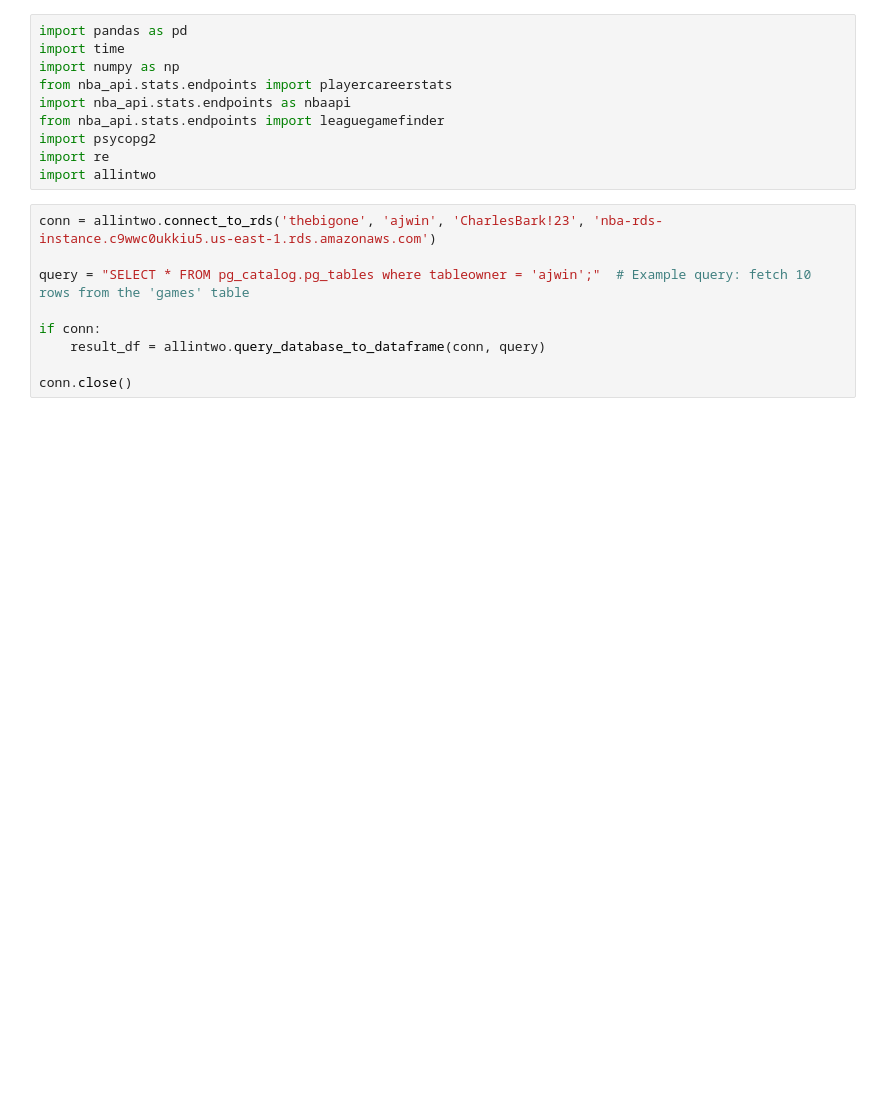
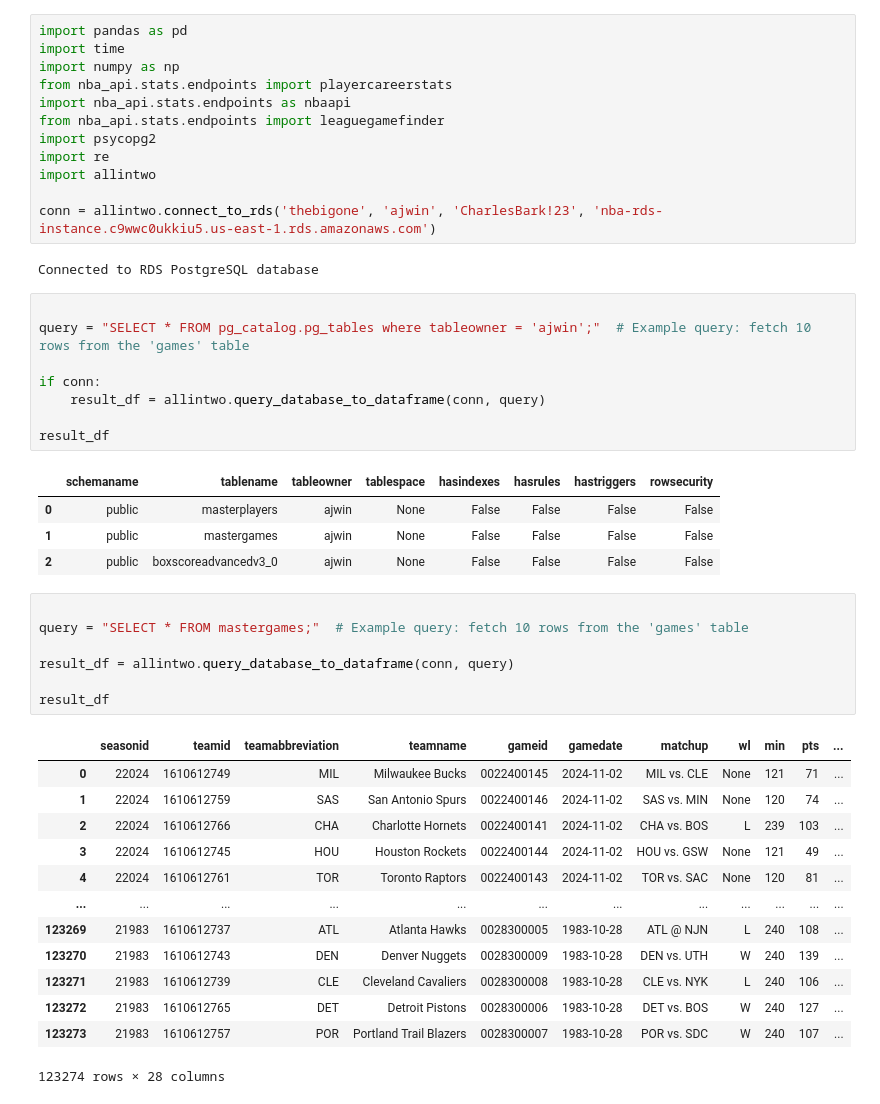
Before and after one commit to ajwinters/bballagg, a Jupyter notebook: randomstuff.ipynb, the cells around one changed output. Drawn from its saved outputs; the diff is of its cells as text; blank space fills up the shorter version.

```diff
--- a/randomstuff.ipynb
+++ b/randomstuff.ipynb
@@ -8,14 +8,43 @@ from nba_api.stats.endpoints import leaguegamefinder
 import psycopg2
 import re
 import allintwo
+
+conn = allintwo.connect_to_rds('thebigone', 'ajwin', 'CharlesBark!23', 'nba-rds-instance.c9wwc0ukkiu5.us-east-1.rds.amazonaws.com')
+# %% [output]
+Connected to RDS PostgreSQL database
 # %%
-conn = allintwo.connect_to_rds('thebigone', 'ajwin', 'CharlesBark!23', 'nba-rds-instance.c9wwc0ukkiu5.us-east-1.rds.amazonaws.com')
 
 query = "SELECT * FROM pg_catalog.pg_tables where tableowner = 'ajwin';"  # Example query: fetch 10 rows from the 'games' table
 
 if conn:
     result_df = allintwo.query_database_to_dataframe(conn, query)
 
-conn.close()
+result_df
+# %% [output]
+|  | schemaname | tablename | tableowner | tablespace | hasindexes | hasrules | hastriggers | rowsecurity |
+| 0 | public | masterplayers | ajwin | None | False | False | False | False |
+| 1 | public | mastergames | ajwin | None | False | False | False | False |
+| 2 | public | boxscoreadvancedv3_0 | ajwin | None | False | False | False | False |
+# %%
+
+query = "SELECT * FROM mastergames;"  # Example query: fetch 10 rows from the 'games' table
+
+result_df = allintwo.query_database_to_dataframe(conn, query)
+
+result_df
+# %% [output]
+|  | seasonid | teamid | teamabbreviation | teamname | gameid | gamedate | matchup | wl | min | pts | ... |
+| 0 | 22024 | 1610612749 | MIL | Milwaukee Bucks | 0022400145 | 2024-11-02 | MIL vs. CLE | None | 121 | 71 | ... |
+| 1 | 22024 | 1610612759 | SAS | San Antonio Spurs | 0022400146 | 2024-11-02 | SAS vs. MIN | None | 120 | 74 | ... |
+| 2 | 22024 | 1610612766 | CHA | Charlotte Hornets | 0022400141 | 2024-11-02 | CHA vs. BOS | L | 239 | 103 | ... |
+| 3 | 22024 | 1610612745 | HOU | Houston Rockets | 0022400144 | 2024-11-02 | HOU vs. GSW | None | 121 | 49 | ... |
+| 4 | 22024 | 1610612761 | TOR | Toronto Raptors | 0022400143 | 2024-11-02 | TOR vs. SAC | None | 120 | 81 | ... |
+| ... | ... | ... | ... | ... | ... | ... | ... | ... | ... | ... | ... |
+| 123269 | 21983 | 1610612737 | ATL | Atlanta Hawks | 0028300005 | 1983-10-28 | ATL @ NJN | L | 240 | 108 | ... |
+| 123270 | 21983 | 1610612743 | DEN | Denver Nuggets | 0028300009 | 1983-10-28 | DEN vs. UTH | W | 240 | 139 | ... |
+| 123271 | 21983 | 1610612739 | CLE | Cleveland Cavaliers | 0028300008 | 1983-10-28 | CLE vs. NYK | L | 240 | 106 | ... |
+| 123272 | 21983 | 1610612765 | DET | Detroit Pistons | 0028300006 | 1983-10-28 | DET vs. BOS | W | 240 | 127 | ... |
+| 123273 | 21983 | 1610612757 | POR | Portland Trail Blazers | 0028300007 | 1983-10-28 | POR vs. SDC | W | 240 | 107 | ... |
+123274 rows × 28 columns
 # %%
 ### CHECK TABLES
```
Also changed, not shown: parts of 3 cells of this notebook, 3 other files.
